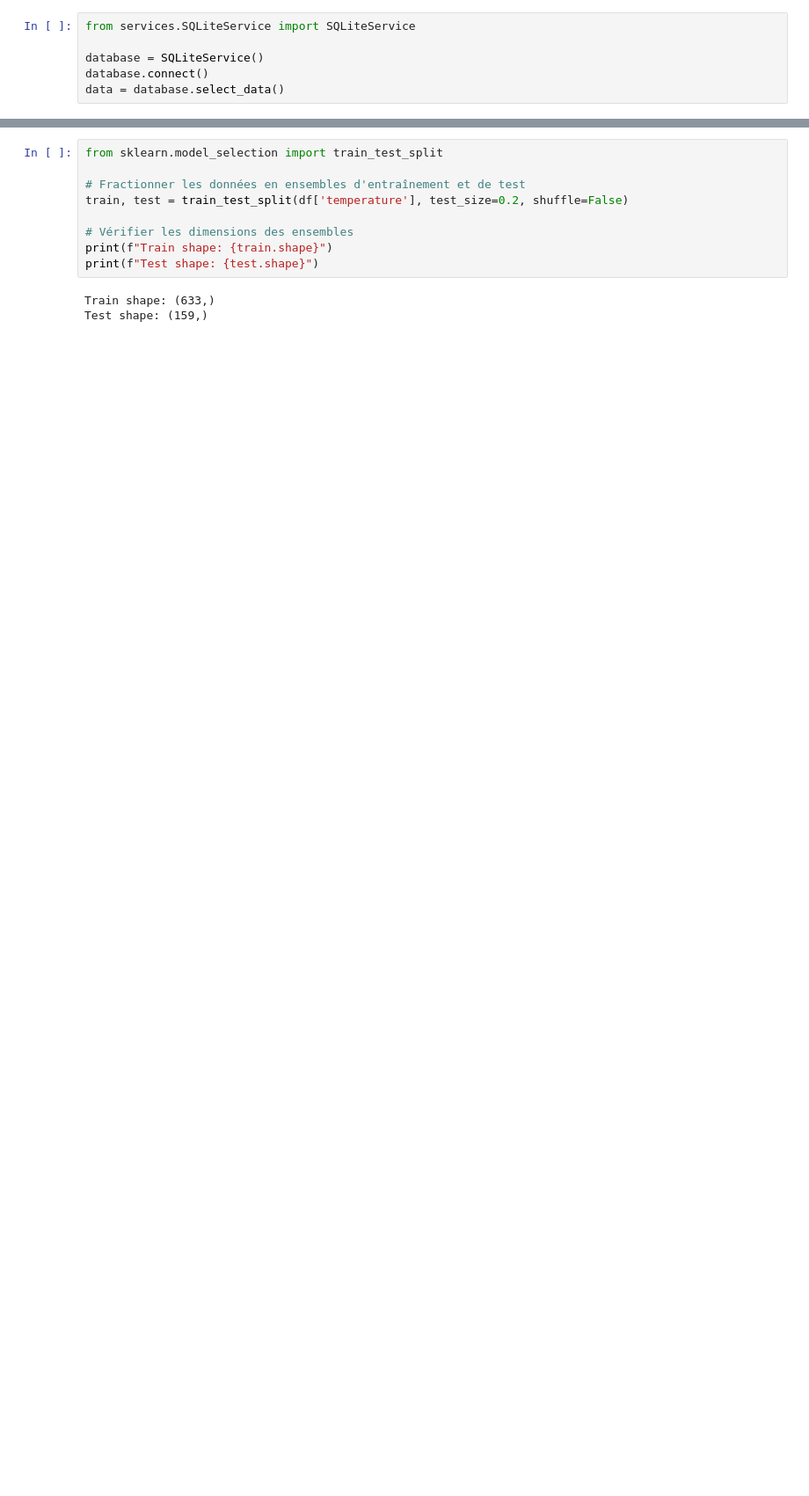
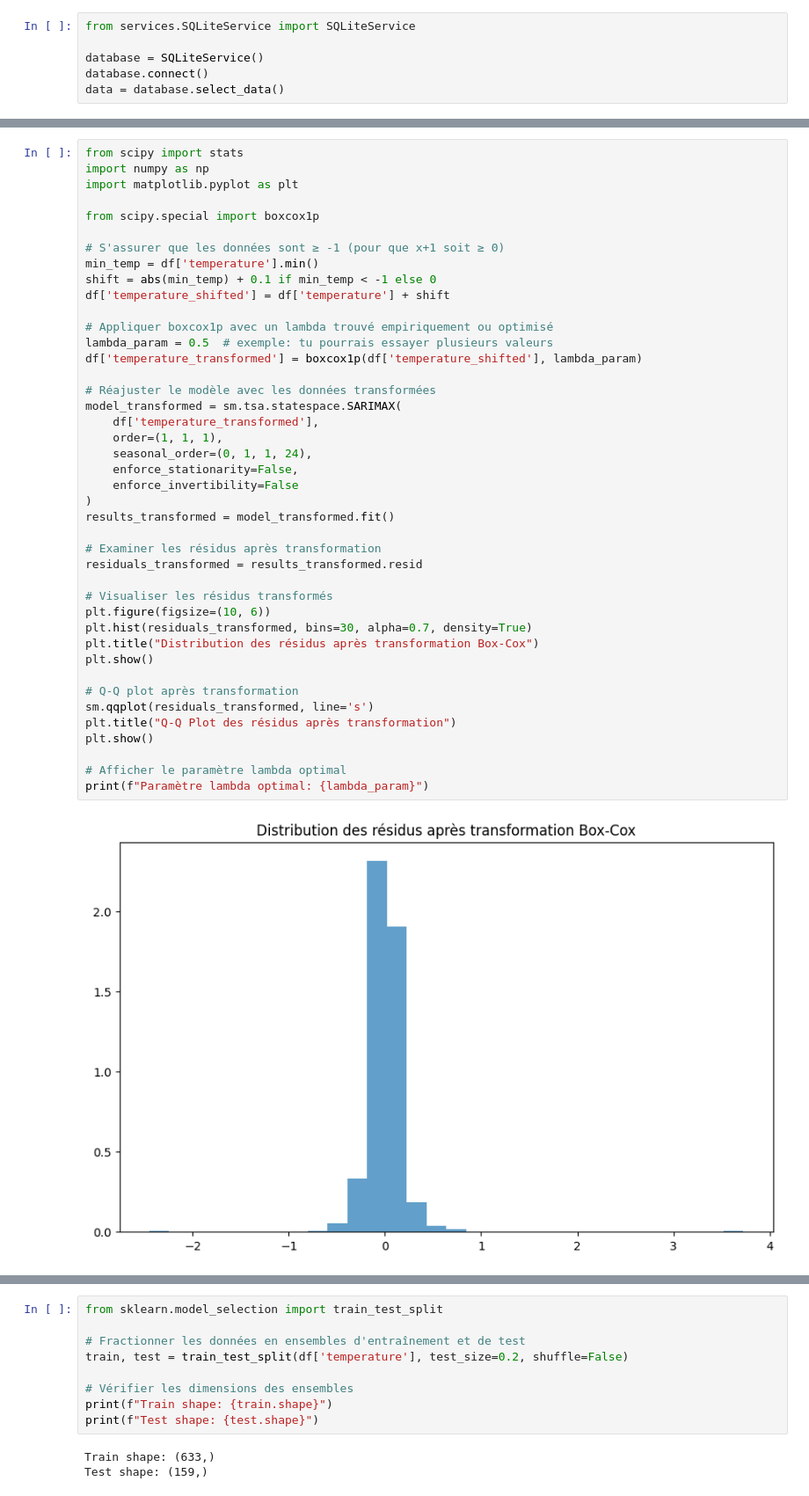
Before and after one commit to Thodler/learn-times-serie, a Jupyter notebook: notebooks/times-serie.ipynb, the cells around one changed output, grey strips where cells are left out. Shown: that part at 88% size. Cells and saved outputs as stored; diff of their text form; blank space fills up the shorter version.

```diff
--- a/notebooks/times-serie.ipynb
+++ b/notebooks/times-serie.ipynb
@@ -88,0 +103,44 @@ La série n'est pas stationnaire (p-value >= 0.05).
+# %%
+from scipy import stats
+import numpy as np
+import matplotlib.pyplot as plt
+
+from scipy.special import boxcox1p
+
+# S'assurer que les données sont ≥ -1 (pour que x+1 soit ≥ 0)
+min_temp = df['temperature'].min()
+shift = abs(min_temp) + 0.1 if min_temp < -1 else 0
+df['temperature_shifted'] = df['temperature'] + shift
+
+# Appliquer boxcox1p avec un lambda trouvé empiriquement ou optimisé
+lambda_param = 0.5  # exemple: tu pourrais essayer plusieurs valeurs
+df['temperature_transformed'] = boxcox1p(df['temperature_shifted'], lambda_param)
+
+# Réajuster le modèle avec les données transformées
+model_transformed = sm.tsa.statespace.SARIMAX(
+    df['temperature_transformed'],
+    order=(1, 1, 1),
+    seasonal_order=(0, 1, 1, 24),
+    enforce_stationarity=False,
+    enforce_invertibility=False
+)
+results_transformed = model_transformed.fit()
+
+# Examiner les résidus après transformation
+residuals_transformed = results_transformed.resid
+
+# Visualiser les résidus transformés
+plt.figure(figsize=(10, 6))
+plt.hist(residuals_transformed, bins=30, alpha=0.7, density=True)
+plt.title("Distribution des résidus après transformation Box-Cox")
+plt.show()
+
+# Q-Q plot après transformation
+sm.qqplot(residuals_transformed, line='s')
+plt.title("Q-Q Plot des résidus après transformation")
+plt.show()
+
+# Afficher le paramètre lambda optimal
+print(f"Paramètre lambda optimal: {lambda_param}")
+# %% [output]
+[figure, added]
```
Also changed, not shown: parts of 13 cells of this notebook, 3 other files.
